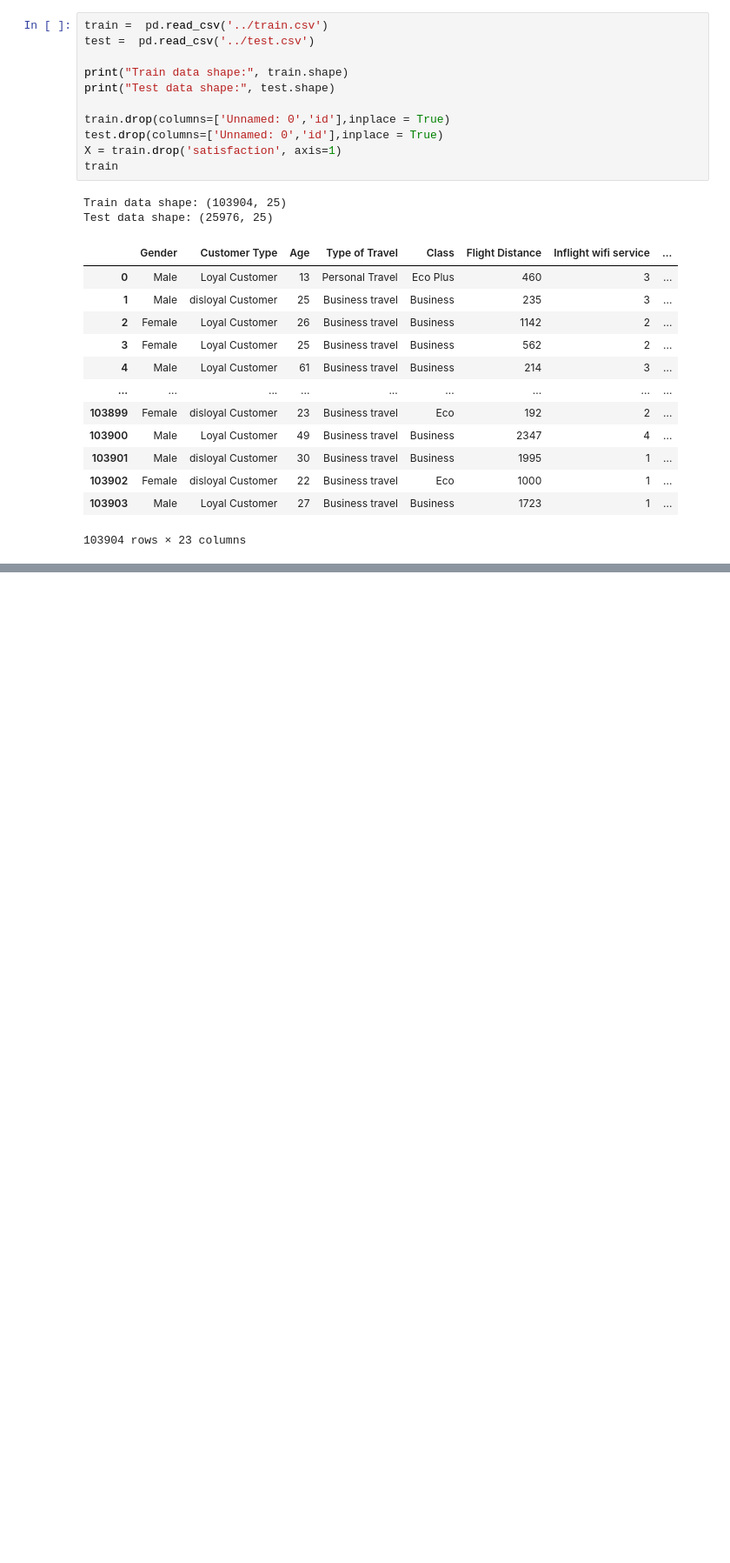
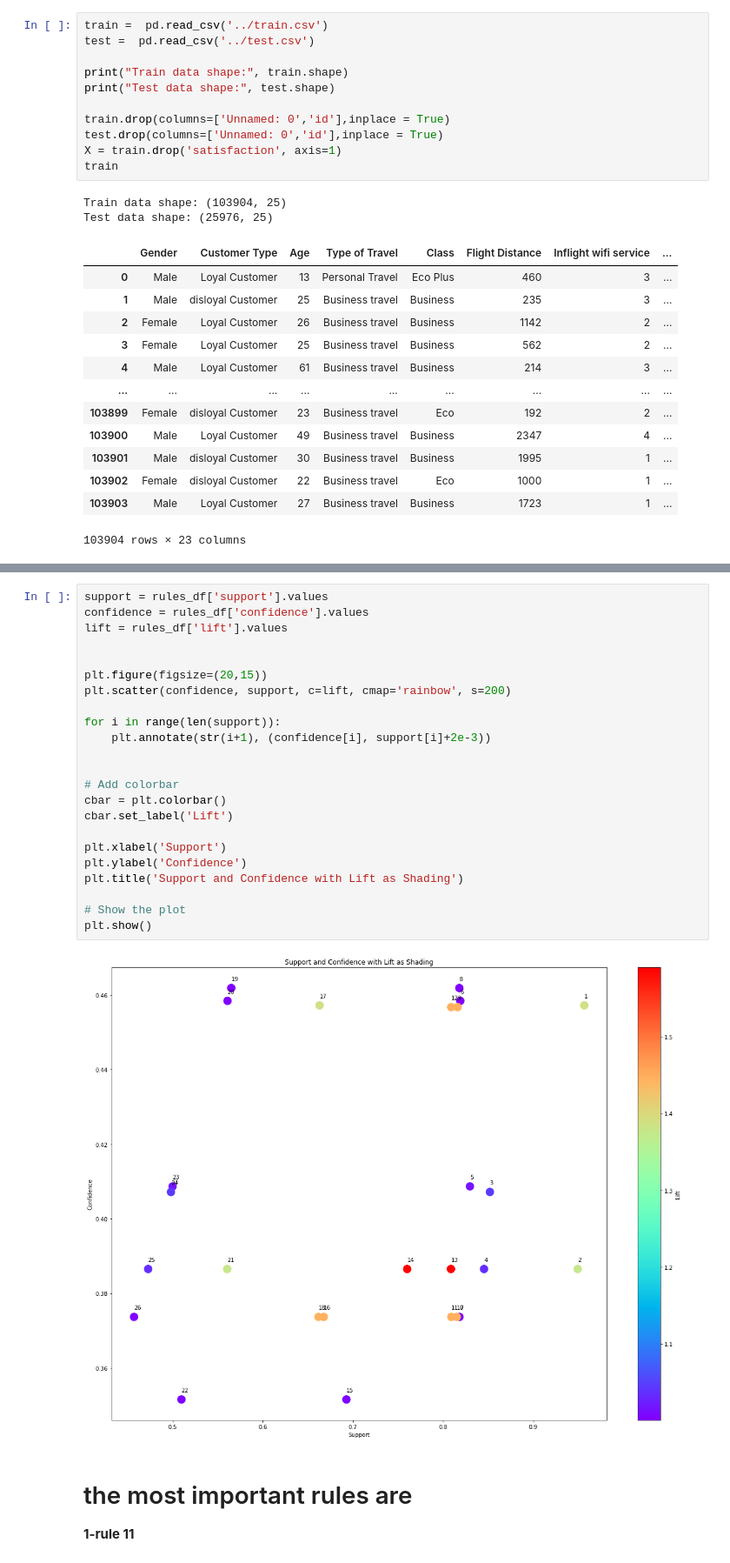
Before and after one commit to norhanreda/Air-line-passenger-satisfaction, a Jupyter notebook: models/aprori.ipynb, the cells around one changed output, grey strips where cells are left out. Shown: that part at 87% size. Drawn from its saved outputs; the diff is of its cells as text; blank space fills up the shorter version.

```diff
--- a/models/aprori.ipynb
+++ b/models/aprori.ipynb
@@ -131,0 +108,29 @@ rules_df
+# %%
+support = rules_df['support'].values
+confidence = rules_df['confidence'].values
+lift = rules_df['lift'].values
+
+
+plt.figure(figsize=(20,15))
+plt.scatter(confidence, support, c=lift, cmap='rainbow', s=200)
+
+for i in range(len(support)):
+    plt.annotate(str(i+1), (confidence[i], support[i]+2e-3))
+
+
+# Add colorbar
+cbar = plt.colorbar()
+cbar.set_label('Lift')
+
+plt.xlabel('Support')
+plt.ylabel('Confidence')
+plt.title('Support and Confidence with Lift as Shading')
+
+# Show the plot
+plt.show()
+# %% [output]
+[figure, added]
+# %% [markdown]
+# the most important rules are
+
+**1-rule 11**
```
Also changed, not shown: parts of 4 cells of this notebook, 4 other files.
